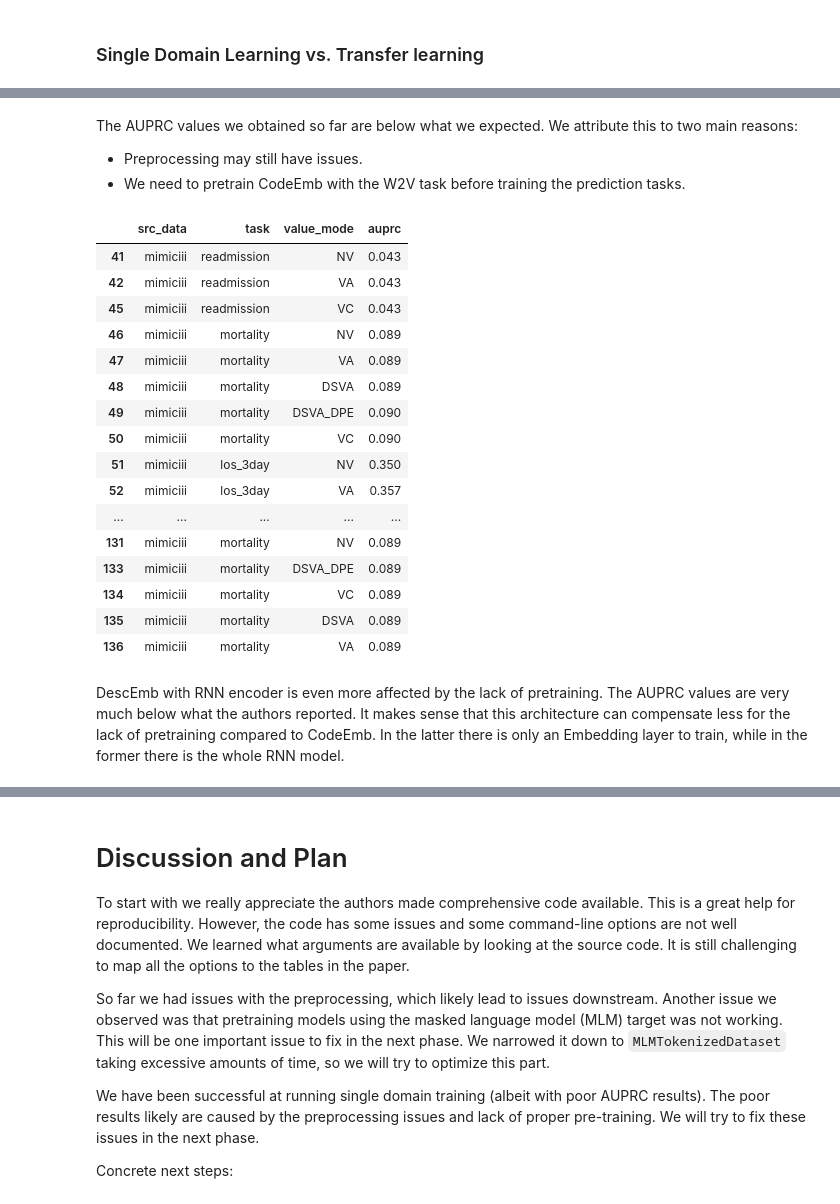
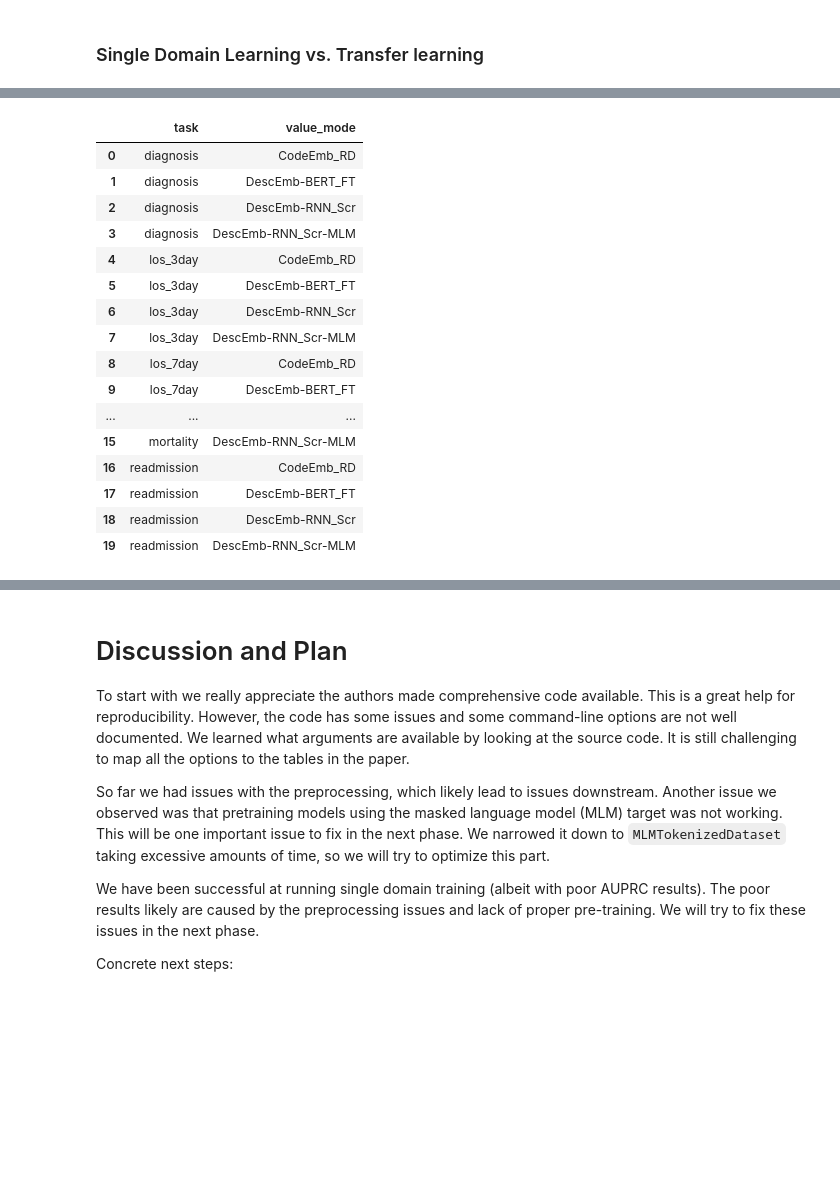
Before and after one commit to constantinkappel/dlh_project, a Jupyter notebook: 00_DL4H_Team_86_normank2_ajangid2_daniel43.ipynb, the cells around one changed output, grey strips where cells are left out. Saved outputs shown, nothing was run; the diff lists cells and outputs as text; code cells hidden in the pictures; blank space fills up the shorter version.

```diff
--- a/00_DL4H_Team_86_normank2_ajangid2_daniel43.ipynb
+++ b/00_DL4H_Team_86_normank2_ajangid2_daniel43.ipynb
@@ -749,28 +723,0 @@ df_finished.loc[df_finished.embed_model == 'codeemb', ['src_data', 'task', 'valu
-# %% [markdown]
-The AUPRC values we obtained so far are below what we expected. We attribute this to two main reasons:
-* Preprocessing may still have issues.
-* We need to pretrain CodeEmb with the W2V task before training the prediction tasks.
-# %%
-# All auprc values for descemb-rnn
-df_finished.loc[df_finished.embed_model == 'descemb_rnn', ['src_data', 'task', 'value_mode', 'auprc']]
-# %% [output]
-|  | src_data | task | value_mode | auprc |
-| 41 | mimiciii | readmission | NV | 0.043 |
-| 42 | mimiciii | readmission | VA | 0.043 |
-| 45 | mimiciii | readmission | VC | 0.043 |
-| 46 | mimiciii | mortality | NV | 0.089 |
-| 47 | mimiciii | mortality | VA | 0.089 |
-| 48 | mimiciii | mortality | DSVA | 0.089 |
-| 49 | mimiciii | mortality | DSVA_DPE | 0.090 |
-| 50 | mimiciii | mortality | VC | 0.090 |
-| 51 | mimiciii | los_3day | NV | 0.350 |
-| 52 | mimiciii | los_3day | VA | 0.357 |
-| ... | ... | ... | ... | ... |
-| 131 | mimiciii | mortality | NV | 0.089 |
-| 133 | mimiciii | mortality | DSVA_DPE | 0.089 |
-| 134 | mimiciii | mortality | VC | 0.089 |
-| 135 | mimiciii | mortality | DSVA | 0.089 |
-| 136 | mimiciii | mortality | VA | 0.089 |
-# %% [markdown]
-DescEmb with RNN encoder is even more affected by the lack of pretraining. The AUPRC values are very much below what the authors reported.
-It makes sense that this architecture can compensate less for the lack of pretraining compared to CodeEmb. In the latter there is only an Embedding layer to train, while in the former there is the whole RNN model.
@@ -776,0 +781,20 @@ It makes sense that this architecture can compensate less for the lack of pretra
+# %%
+table
+# %% [output]
+|  | task | value_mode |
+| 0 | diagnosis | CodeEmb_RD |
+| 1 | diagnosis | DescEmb-BERT_FT |
+| 2 | diagnosis | DescEmb-RNN_Scr |
+| 3 | diagnosis | DescEmb-RNN_Scr-MLM |
+| 4 | los_3day | CodeEmb_RD |
+| 5 | los_3day | DescEmb-BERT_FT |
+| 6 | los_3day | DescEmb-RNN_Scr |
+| 7 | los_3day | DescEmb-RNN_Scr-MLM |
+| 8 | los_7day | CodeEmb_RD |
+| 9 | los_7day | DescEmb-BERT_FT |
+| ... | ... | ... |
+| 15 | mortality | DescEmb-RNN_Scr-MLM |
+| 16 | readmission | CodeEmb_RD |
+| 17 | readmission | DescEmb-BERT_FT |
+| 18 | readmission | DescEmb-RNN_Scr |
+| 19 | readmission | DescEmb-RNN_Scr-MLM |
```
Also changed, not shown: parts of 5 cells of this notebook.
